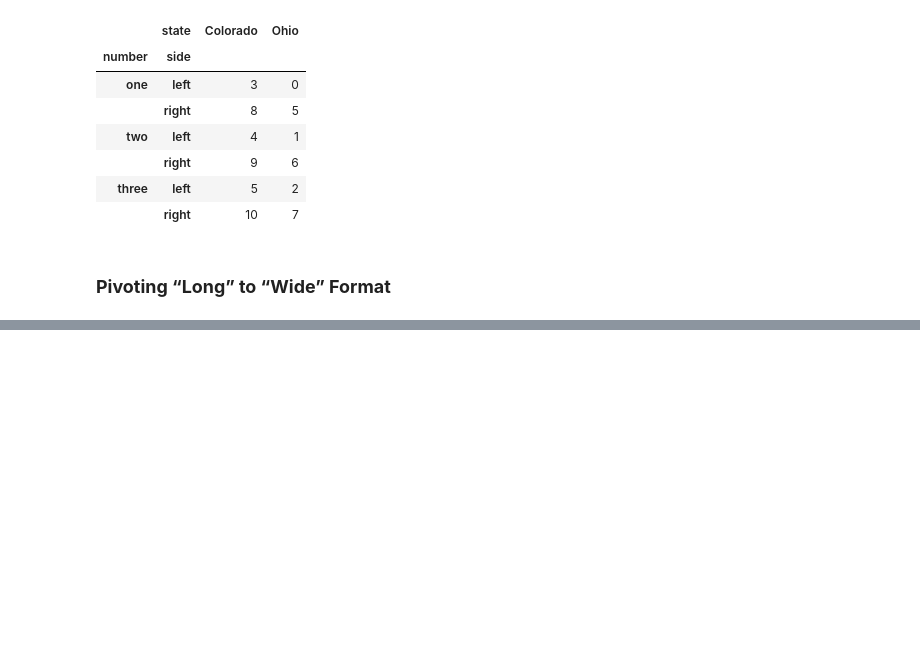
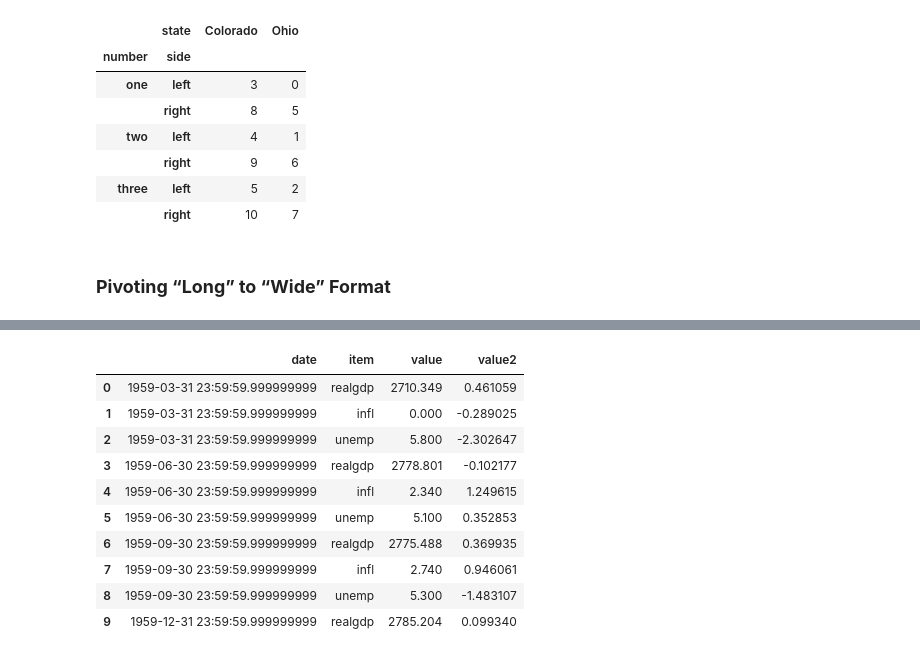
Before and after one commit to aycabingul/-Python-for-Data-Analysis, a Jupyter notebook: notebooks/Chapter8/Chapter8.ipynb, the cells around one changed output, grey strips where cells are left out. Cells and saved outputs as stored; diff of their text form; code cells hidden in the pictures; blank space fills up the shorter version.

```diff
--- a/notebooks/Chapter8/Chapter8.ipynb
+++ b/notebooks/Chapter8/Chapter8.ipynb
@@ -964,0 +981,2 @@ df.unstack('state').stack('side')
+# %%
+data=data.reindex(columns=columns)
@@ -964,0 +1023,14 @@ df.unstack('state').stack('side')
+# %%
+ldata[:10]
+# %% [output]
+|  | date | item | value | value2 |
+| 0 | 1959-03-31 23:59:59.999999999 | realgdp | 2710.349 | 0.461059 |
+| 1 | 1959-03-31 23:59:59.999999999 | infl | 0.000 | -0.289025 |
+| 2 | 1959-03-31 23:59:59.999999999 | unemp | 5.800 | -2.302647 |
+| 3 | 1959-06-30 23:59:59.999999999 | realgdp | 2778.801 | -0.102177 |
+| 4 | 1959-06-30 23:59:59.999999999 | infl | 2.340 | 1.249615 |
+| 5 | 1959-06-30 23:59:59.999999999 | unemp | 5.100 | 0.352853 |
+| 6 | 1959-09-30 23:59:59.999999999 | realgdp | 2775.488 | 0.369935 |
+| 7 | 1959-09-30 23:59:59.999999999 | infl | 2.740 | 0.946061 |
+| 8 | 1959-09-30 23:59:59.999999999 | unemp | 5.300 | -1.483107 |
+| 9 | 1959-12-31 23:59:59.999999999 | realgdp | 2785.204 | 0.099340 |
```
Also changed, not shown: parts of 26 cells of this notebook, 1 other file.
